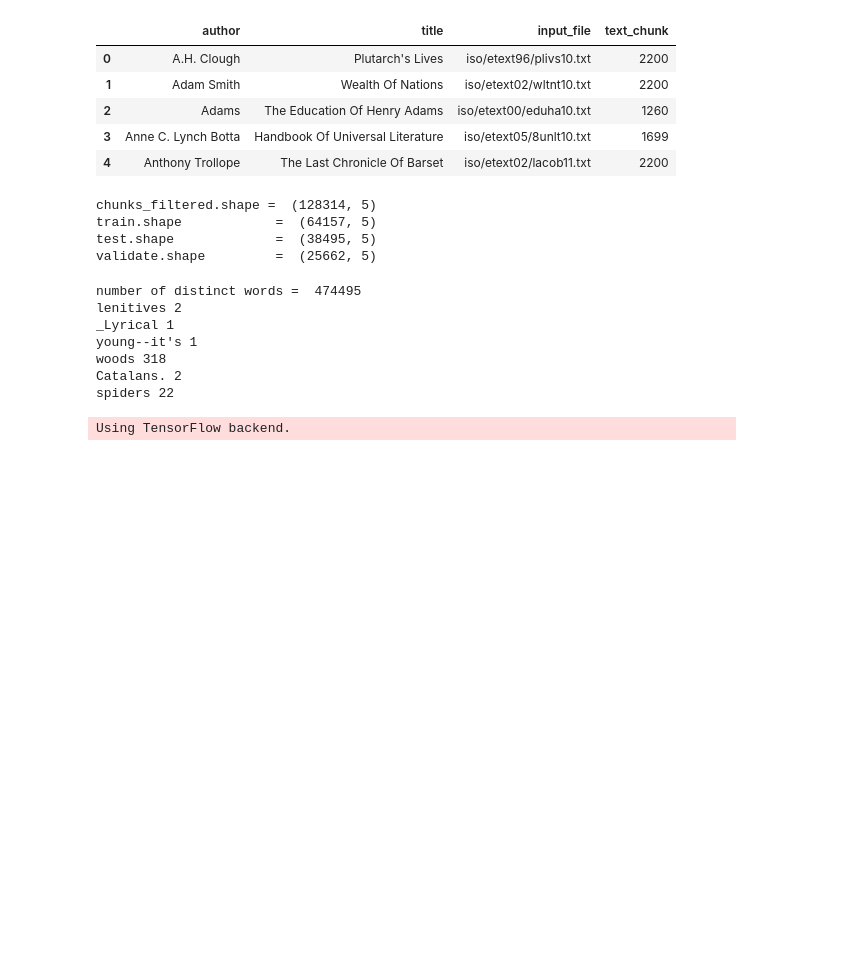
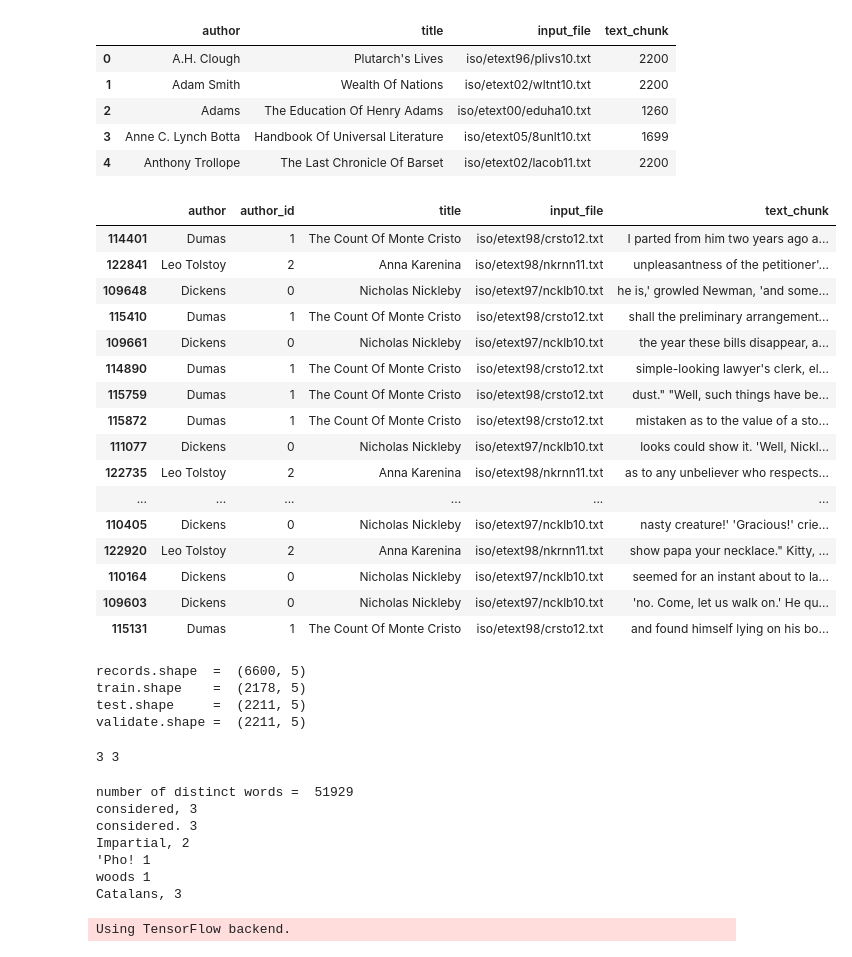
Before and after one commit to joehahn/tf-text-classification-demo, a Jupyter notebook: dl.ipynb, the cells around one changed output. Drawn from its saved outputs; the diff is of its cells as text; code cells hidden in the pictures; blank space fills up the shorter version.

```diff
--- a/dl.ipynb
+++ b/dl.ipynb
@@ -194,28 +196,62 @@ number of books =  90
 | 2 | Adams | The Education Of Henry Adams | iso/etext00/eduha10.txt | 1260 |
 | 3 | Anne C. Lynch Botta | Handbook Of Universal Literature | iso/etext05/8unlt10.txt | 1699 |
 | 4 | Anthony Trollope | The Last Chronicle Of Barset | iso/etext02/lacob11.txt | 2200 |
+# %%
+#select 3 books
+records = chunks_filtered
+id0 = 23
+id1 = 25
+id2 = 55
+idx = (records['author_id'] == id0) | (records['author_id'] == id1) | (records['author_id'] == id2)
+records = records[idx].copy()
+records['author_id'] = records['author_id'].replace({id0:0, id1:1, id2:2})#, axis=1)
+records.head(20)
+# %% [output]
+|  | author | author_id | title | input_file | text_chunk |
+| 114401 | Dumas | 1 | The Count Of Monte Cristo | iso/etext98/crsto12.txt | I parted from him two years ago a... |
+| 122841 | Leo Tolstoy | 2 | Anna Karenina | iso/etext98/nkrnn11.txt | unpleasantness of the petitioner'... |
+| 109648 | Dickens | 0 | Nicholas Nickleby | iso/etext97/ncklb10.txt | he is,' growled Newman, 'and some... |
+| 115410 | Dumas | 1 | The Count Of Monte Cristo | iso/etext98/crsto12.txt | shall the preliminary arrangement... |
+| 109661 | Dickens | 0 | Nicholas Nickleby | iso/etext97/ncklb10.txt | the year these bills disappear, a... |
+| 114890 | Dumas | 1 | The Count Of Monte Cristo | iso/etext98/crsto12.txt | simple-looking lawyer's clerk, el... |
+| 115759 | Dumas | 1 | The Count Of Monte Cristo | iso/etext98/crsto12.txt | dust." "Well, such things have be... |
+| 115872 | Dumas | 1 | The Count Of Monte Cristo | iso/etext98/crsto12.txt | mistaken as to the value of a sto... |
+| 111077 | Dickens | 0 | Nicholas Nickleby | iso/etext97/ncklb10.txt | looks could show it. 'Well, Nickl... |
+| 122735 | Leo Tolstoy | 2 | Anna Karenina | iso/etext98/nkrnn11.txt | as to any unbeliever who respects... |
+| ... | ... | ... | ... | ... | ... |
+| 110405 | Dickens | 0 | Nicholas Nickleby | iso/etext97/ncklb10.txt | nasty creature!' 'Gracious!' crie... |
+| 122920 | Leo Tolstoy | 2 | Anna Karenina | iso/etext98/nkrnn11.txt | show papa your necklace." Kitty, ... |
+| 110164 | Dickens | 0 | Nicholas Nickleby | iso/etext97/ncklb10.txt | seemed for an instant about to la... |
+| 109603 | Dickens | 0 | Nicholas Nickleby | iso/etext97/ncklb10.txt | 'no. Come, let us walk on.' He qu... |
+| 115131 | Dumas | 1 | The Count Of Monte Cristo | iso/etext98/crsto12.txt | and found himself lying on his bo... |
 # %%
 #train-test-validate split
-train_size = 0.5
-validate_size=0.4   #this is the fraction of the test sample that is assigned to the validation sample
-rn_seed = 23
+train_size = 0.33
+validate_size=0.5   #this is the fraction of the test sample that is assigned to the validation sample
+rn_seed = 12
 from sklearn.model_selection import train_test_split
-train, test = train_test_split(chunks_filtered, train_size=train_size, random_state=rn_seed)
+train, test = train_test_split(records, train_size=train_size, random_state=rn_seed)
 validate, test = train_test_split(test, train_size=validate_size, random_state=rn_seed)
-print 'chunks_filtered.shape = ', chunks_filtered.shape
-print 'train.shape            = ', train.shape
-print 'test.shape             = ', test.shape
-print 'validate.shape         = ', validate.shape
+print 'records.shape  = ', records.shape
+print 'train.shape    = ', train.shape
+print 'test.shape     = ', test.shape
+print 'validate.shape = ', validate.shape
 # %% [output]
-chunks_filtered.shape =  (128314, 5)
-train.shape            =  (64157, 5)
-test.shape             =  (38495, 5)
-validate.shape         =  (25662, 5)
+records.shape  =  (6600, 5)
+train.shape    =  (2178, 5)
+test.shape     =  (2211, 5)
+validate.shape =  (2211, 5)
+# %%
+#confirm that all 90 books have records in the training sample
+print len(train['input_file'].unique()), len(records['input_file'].unique())
+# %% [output]
+3 3
 # %%
-#count word frequencies
+#count word frequencies...there are 500K distinct words used in these books, really???
+#i'm not sure about the...maybe this is due to lack of treatment of punctuation characters
 from collections import defaultdict
 word_frequency = defaultdict(int)
-corpus = chunks_filtered['text_chunk'].tolist()
+corpus = records['text_chunk'].tolist()
 for doc in corpus:
     words = doc.split(' ')
     for word in words:
@@ -224,12 +260,12 @@ print 'number of distinct words = ', len(word_frequency.keys())
 for word in word_frequency.keys()[1:7]:
     print word, word_frequency[word]
 # %% [output]
-number of distinct words =  474495
-lenitives 2
-_Lyrical 1
-young--it's 1
-woods 318
-Catalans. 2
-spiders 22
+number of distinct words =  51929
+considered, 3
+considered. 3
+Impartial, 2
+'Pho! 1
+woods 1
+Catalans, 3
 # %%
 #generate tokenizer
```
Also changed, not shown: parts of 27 cells of this notebook, 2 other files.
